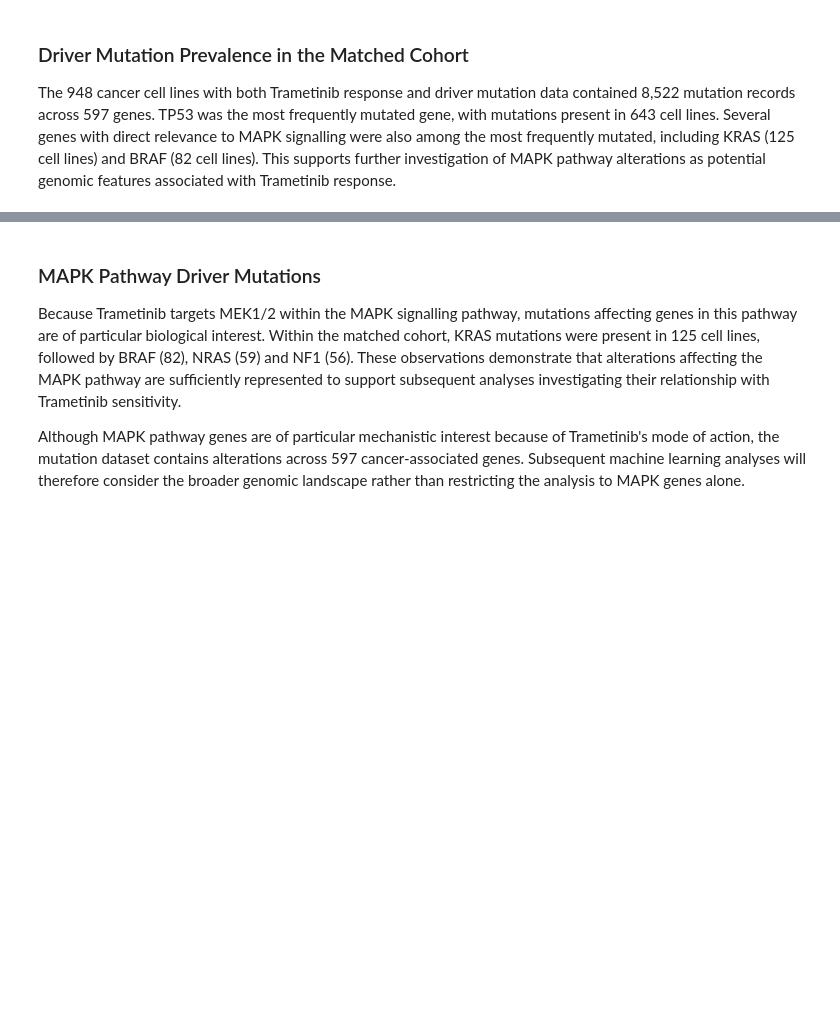
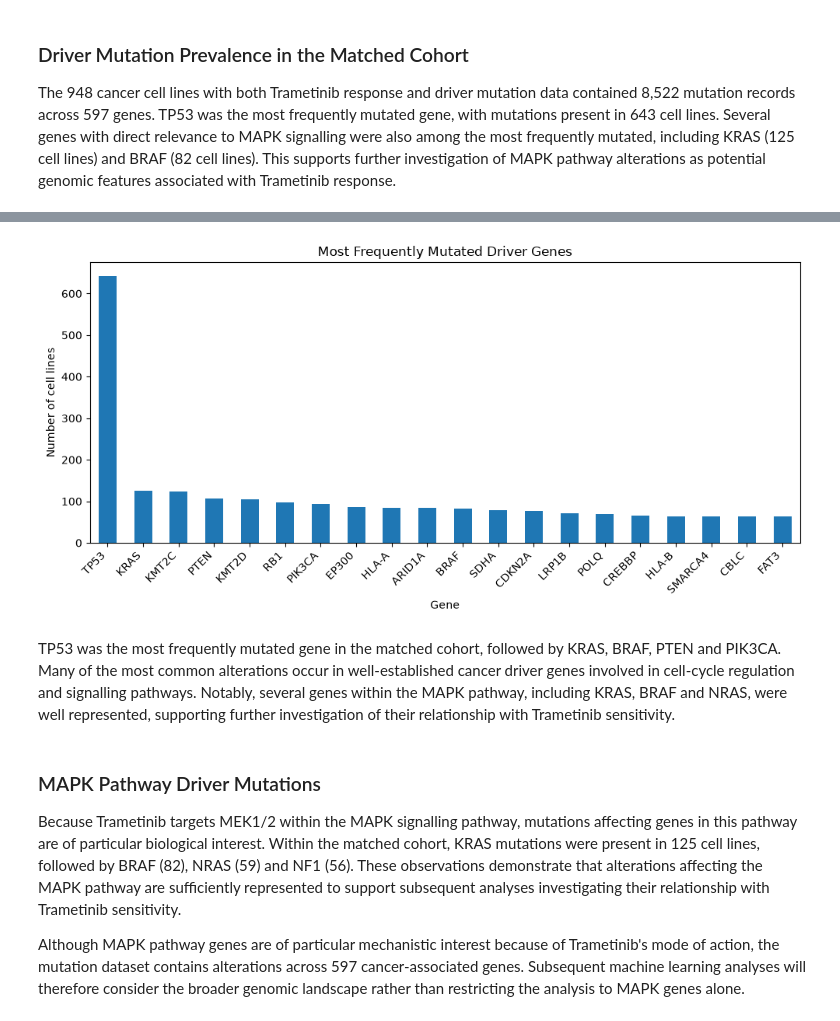
Before and after one commit to carolinemalaihull/trametinib-drug-response-ml, a Jupyter notebook: notebooks/01_data_exploration.ipynb, the cells around one changed output, grey strips where cells are left out. Drawn from its saved outputs; the diff is of its cells as text; code cells hidden in the pictures; blank space fills up the shorter version.

```diff
--- a/notebooks/01_data_exploration.ipynb
+++ b/notebooks/01_data_exploration.ipynb
@@ -560,3 +614,20 @@ mutation_prevalence.head(20)
+# %%
+plt.figure(figsize=(10,5))
+
+mutation_prevalence.head(20).plot(kind="bar")
+
+plt.ylabel("Number of cell lines")
+plt.xlabel("Gene")
+plt.title("Most Frequently Mutated Driver Genes")
+
+plt.xticks(rotation=45, ha="right")
+plt.tight_layout()
+
+plt.show()
+# %% [output]
+[figure, added]
+# %% [markdown]
+TP53 was the most frequently mutated gene in the matched cohort, followed by KRAS, BRAF, PTEN and PIK3CA. Many of the most common alterations occur in well-established cancer driver genes involved in cell-cycle regulation and signalling pathways. Notably, several genes within the MAPK pathway, including KRAS, BRAF and NRAS, were well represented, supporting further investigation of their relationship with Trametinib sensitivity.
 # %% [markdown]
 ### MAPK Pathway Driver Mutations
 
```
Also changed, not shown: parts of 25 cells of this notebook, 1 other file.
